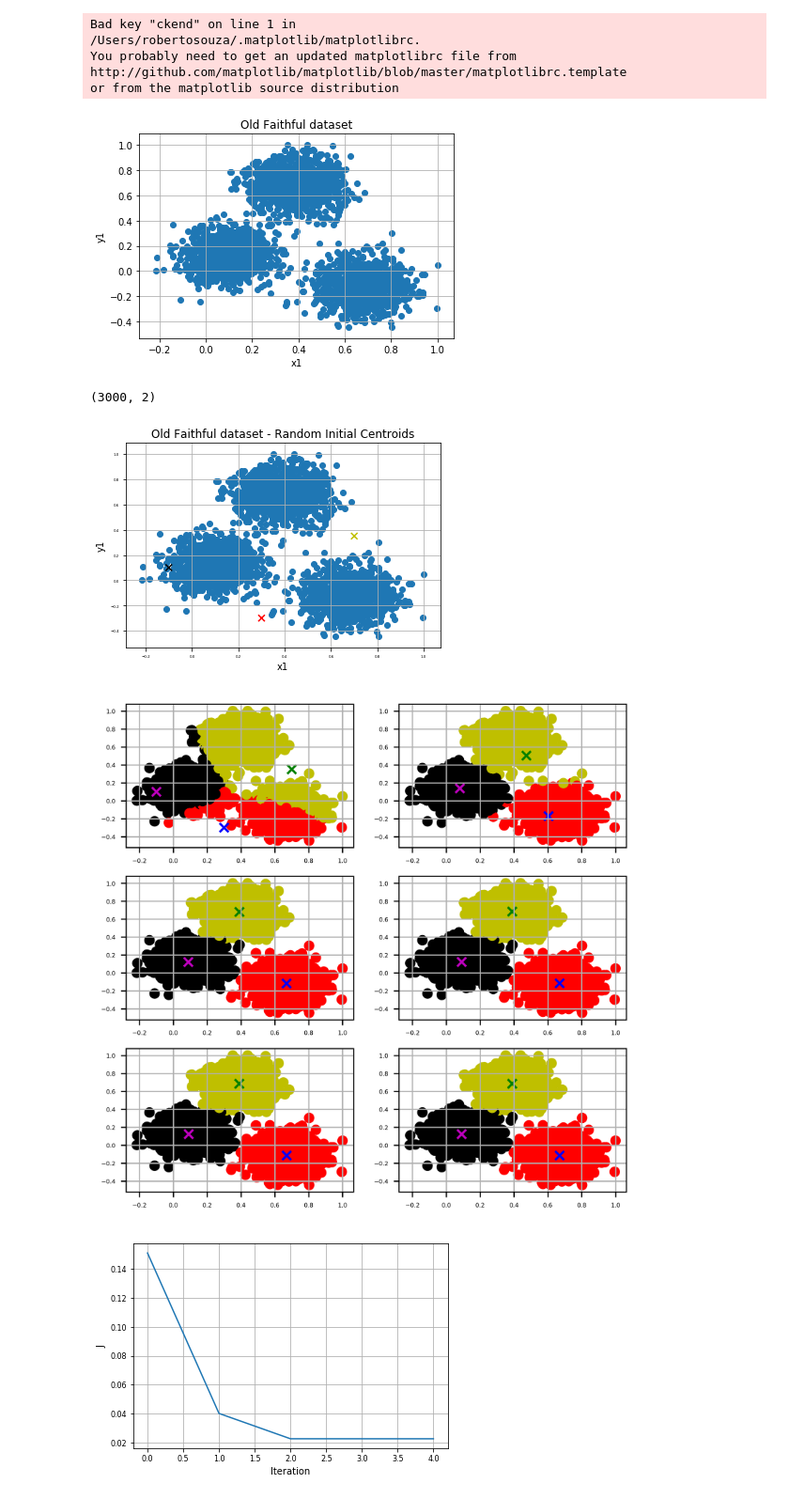
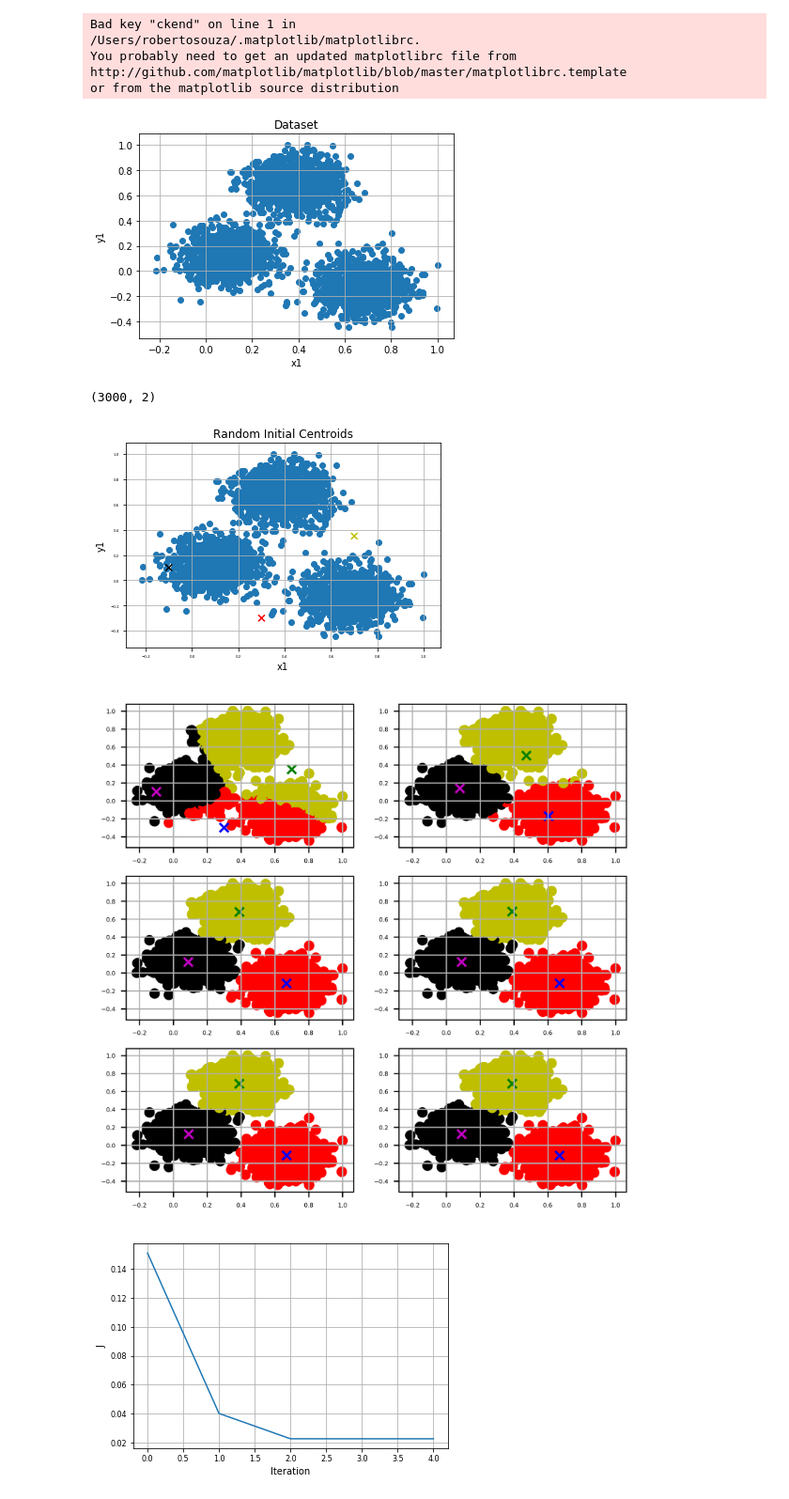
Before and after one commit to rmsouza01/ML101, a Jupyter notebook: JNotebooks/kmeans_numpy.ipynb, the cells around one changed output. Shown at 94% size. Drawn from its saved outputs; the diff is of its cells as text; code cells hidden in the pictures.

Commit message:
Fixed plot titles

```diff
--- a/JNotebooks/kmeans_numpy.ipynb
+++ b/JNotebooks/kmeans_numpy.ipynb
@@ -59,13 +59,13 @@ data = data/data.max(axis = 0)
 plt.figure()
 plt.scatter(data[:,0],data[:,1])
 plt.grid()
-plt.title("Old Faithful dataset")
+plt.title("Dataset")
 plt.xlabel("x1")
 plt.ylabel("y1")
 plt.show()
 print data.shape
 # %% [output]
-[figure, old version]
+[figure, new version]
 (3000, 2)
 # %%
 def kmeans(data,centroids,niterations = 10):
@@ -88,35 +88,36 @@ matplotlib.rc('ytick', labelsize=4)
 
 # Initial centroids
 centroids = np.array([[0.3,-0.3],[0.7,0.35],[-0.1,0.1]])
+centroids2 = centroids.copy()
 # Colors for the plot markers
 colors = np.array(['r','y','k'])
 colors2 = np.array(['b','g','m'])
 
 plt.figure()
 plt.scatter(data[:,0],data[:,1])
 plt.scatter(centroids[:,0],centroids[:,1],marker = 'x',\
             s = 48,c = colors)
 plt.grid()
-plt.title("Old Faithful dataset - Random Initial Centroids")
+plt.title("Random Initial Centroids")
 plt.xlabel("x1")
 plt.ylabel("y1")
 plt.show()
 
 fig, ax = plt.subplots(nrows=3, ncols=2,figsize = (6,6), dpi = 450)
 counter = 0
 for row in ax:
     for col in row:
         J,centroids,centroids_previous,labels = \
         kmeans(data,centroids.copy(),niterations = 1)
         #Displaying the dataset
         col.scatter(data[:,0],data[:,1],c=colors[labels])
         col.scatter(centroids_previous[:,0],centroids_previous[:,1]\
                     ,marker = 'x',c=colors2)
         col.grid()
         counter+=5
 plt.show()
 # %% [output]
-[figure, old version]
+[figure, new version]
 [figure]
 # %%
 matplotlib.rc('xtick', labelsize=8)
```
Also changed, not shown: parts of 1 cell of this notebook.
